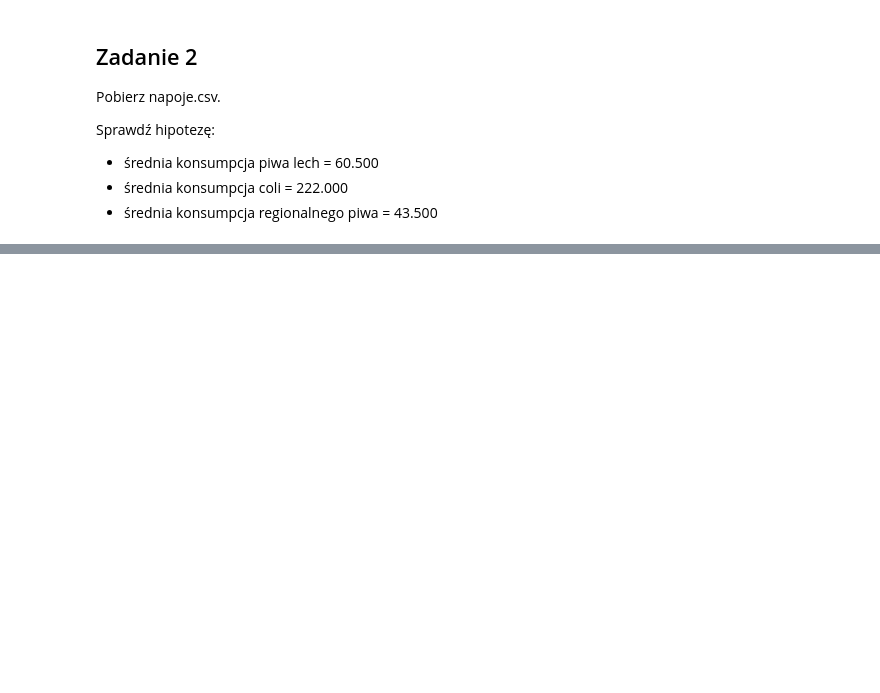
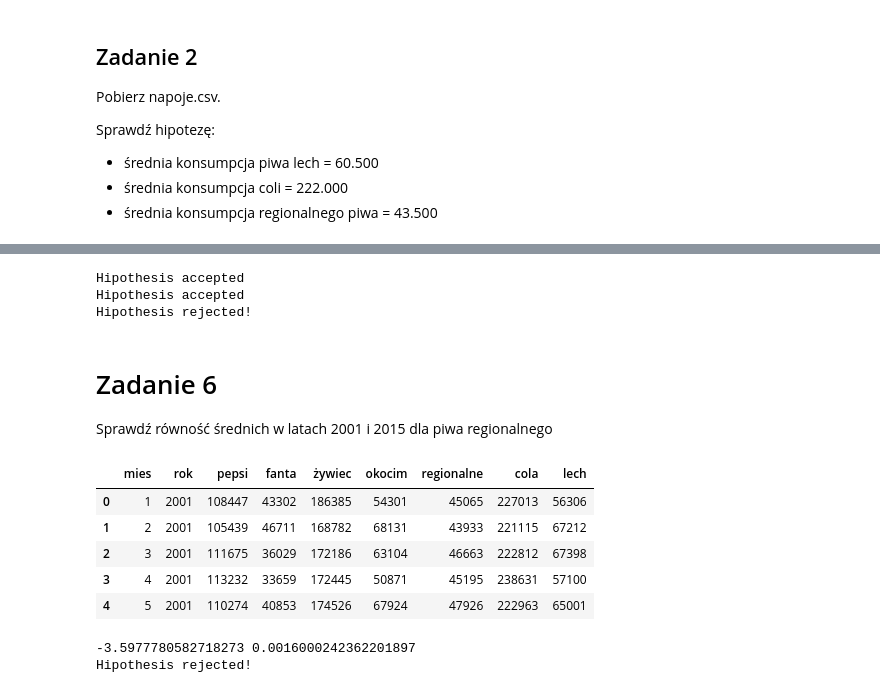
Before and after one commit to Alexa9der/Szkolenie_SDA, a Jupyter notebook: Statystyka i prawdopodoby/Zadania Statystyka i prawdopodobieństwo.ipynb, the cells around one changed output, grey strips where cells are left out. Drawn from its saved outputs; the diff is of its cells as text; code cells hidden in the pictures; blank space fills up the shorter version.

```diff
--- a/Statystyka i prawdopodoby/Zadania Statystyka i prawdopodobieństwo.ipynb
+++ b/Statystyka i prawdopodoby/Zadania Statystyka i prawdopodobieństwo.ipynb
@@ -632,0 +740,49 @@ Sprawdź hipotezę:
+# %%
+a = .05
+
+x = ['okocim', 'fanta', 'cola']
+y = ['lech', 'żywiec', 'regionalne']
+
+for f, s in zip(x, y):
+    stat, p  = st.levene(data[f], data[s])
+
+    if p < a:
+        print("Hipothesis rejected!")
+    else:
+        print("Hipothesis accepted")
+# %% [output]
+Hipothesis accepted
+Hipothesis accepted
+Hipothesis rejected!
+# %% [markdown]
+ # Zadanie 6
+
+Sprawdź równość średnich w latach 2001 i 2015 dla piwa regionalnego
+# %%
+data.head()
+# data.info()
+# %% [output]
+|  | mies | rok | pepsi | fanta | żywiec | okocim | regionalne | cola | lech |
+| 0 | 1 | 2001 | 108447 | 43302 | 186385 | 54301 | 45065 | 227013 | 56306 |
+| 1 | 2 | 2001 | 105439 | 46711 | 168782 | 68131 | 43933 | 221115 | 67212 |
+| 2 | 3 | 2001 | 111675 | 36029 | 172186 | 63104 | 46663 | 222812 | 67398 |
+| 3 | 4 | 2001 | 113232 | 33659 | 172445 | 50871 | 45195 | 238631 | 57100 |
+| 4 | 5 | 2001 | 110274 | 40853 | 174526 | 67924 | 47926 | 222963 | 65001 |
+# %%
+a = .05
+
+
+x = data.loc[data["rok"] == 2001, 'regionalne']
+y = data.loc[data["rok"] == 2015, 'regionalne']
+
+T, p = st.ttest_ind(x,y)
+
+print(T, p)
+
+if p < a:
+    print("Hipothesis rejected!")
+else:
+    print("Hipothesis accepted")
+# %% [output]
+-3.5977780582718273 0.0016000242362201897
+Hipothesis rejected!
```
Also changed, not shown: parts of 12 cells of this notebook.
